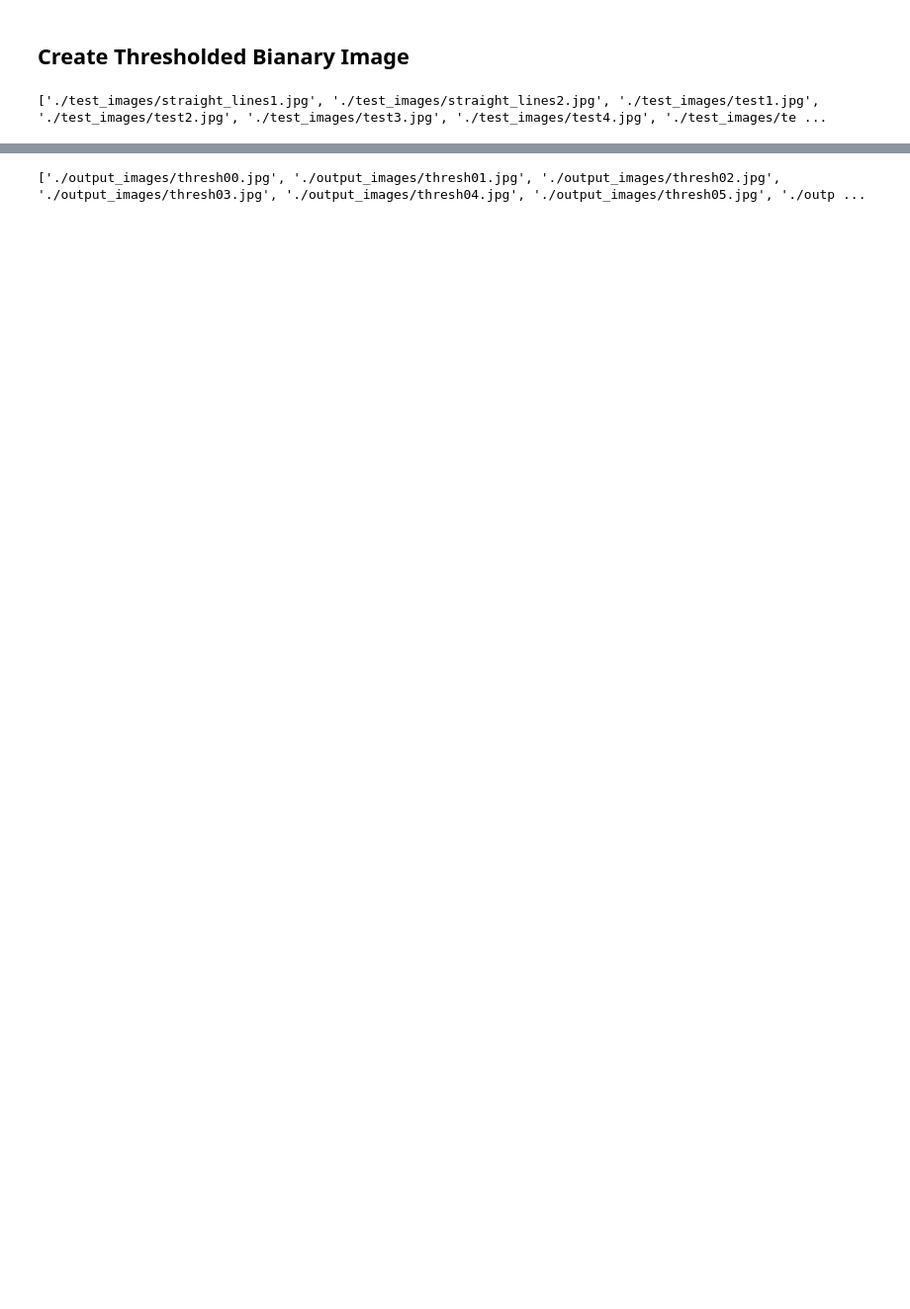
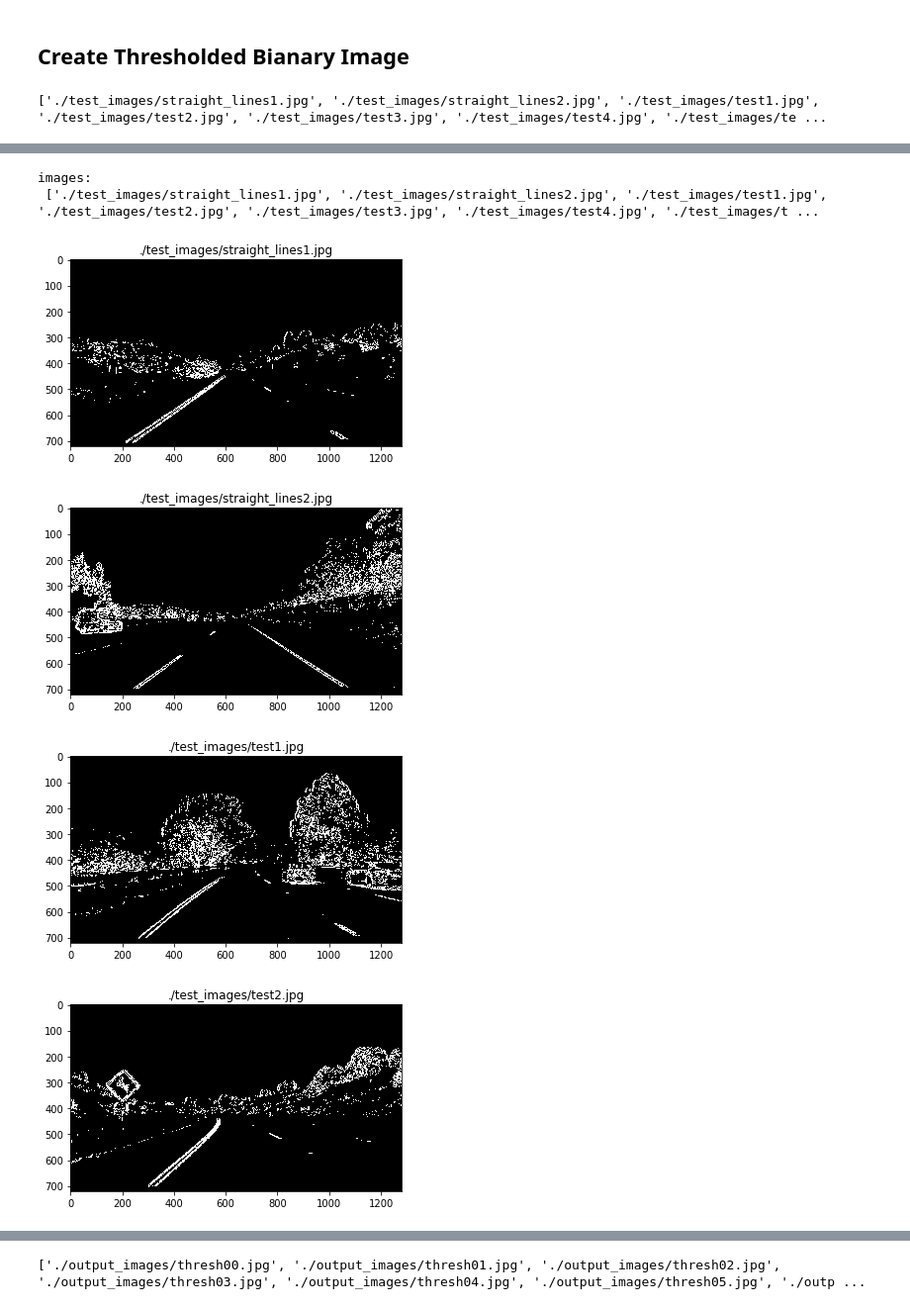
Before and after one commit to waterwheel31/SD_advanced_lane_finding, a Jupyter notebook: Advanced_Lane_Line_Detection.ipynb, the cells around one changed output, grey strips where cells are left out. Shown at 99% size. Saved outputs shown, nothing was run; the diff lists cells and outputs as text; code cells hidden in the pictures; blank space fills up the shorter version.

```diff
--- a/Advanced_Lane_Line_Detection.ipynb
+++ b/Advanced_Lane_Line_Detection.ipynb
@@ -210,20 +159,17 @@ def mag_thresh(img, sobel_kernel=3, mag_thresh=(0, 255)):
 
     return binary_output
 # %%
-print('images:\n', images)
+def combined(img):
 
-#plt.figure(figsize=(20, 100))
-ksize = 5
+    img = cv2.undistort(img, mtx, dist, None, mtx)
+    hls = cv2.cvtColor(img, cv2.COLOR_RGB2HLS)
 
-for i, fname in enumerate(images):
-    img = cv2.imread(fname)
-
-    #img = cv2.cvtColor(img, cv2.COLOR_RGB2GRAY)
-
-    hls = cv2.cvtColor(img, cv2.COLOR_RGB2HLS)
     H = hls[:,:,0]
     L = hls[:,:,1]
     S = hls[:,:,2]
+
+    thresh = (50, 255)
+    binary = np.zeros_like(S)
 
     thresh = (50, 255)
     binary = np.zeros_like(S)
@@ -231,10 +177,10 @@ for i, fname in enumerate(images):
 
     img = S
 
-    gradx = abs_sobel_thresh(img, orient='x', sobel_kernel=ksize, thresh=(50, 255))
+    gradx = abs_sobel_thresh(img, orient='x', sobel_kernel=ksize, thresh=(15, 255))
     grady = abs_sobel_thresh(img, orient='y', sobel_kernel=ksize, thresh=(0, 255))
-    mag_binary = mag_thresh(img, sobel_kernel=ksize, mag_thresh=(50, 255))
-    dir_binary = dir_thresh(img, kernel_size=ksize, thresh=(0.2, 1.3))
+    mag_binary = mag_thresh(img, sobel_kernel=ksize, mag_thresh=(100, 255))
+    dir_binary = dir_thresh(img, kernel_size=ksize, thresh=(1., np.pi/2 ))
 
     combined = np.zeros_like(dir_binary)
     combined[((gradx == 1) & (grady == 1)) | ((mag_binary == 1) & (dir_binary == 1))] = 1
@@ -242,12 +188,9 @@ for i, fname in enumerate(images):
     img = combined.copy()
     img = cv2.convertScaleAbs(img, alpha=(255.0))
 
-    cv2.imwrite('./output_images/thresh{:02d}.jpg'.format(i), img )
-    plt.figure()
-    fig = plt.imshow(img, cmap = "gray")
     #fig.axes.get_xaxis().set_visible(False)
     #fig.axes.get_yaxis().set_visible(False)
 
-
+    return img
 
     #plt.savefig('./output_images/thresh{:02d}.jpg'.format(i))
@@ -264,0 +197,22 @@ images:
+# %%
+print('images:\n', images)
+
+#plt.figure(figsize=(20, 100))
+ksize = 3
+
+for i, fname in enumerate(images):
+    img = cv2.imread(fname)
+
+    img = combined(img)
+
+    cv2.imwrite('./output_images/thresh{:02d}.jpg'.format(i), img )
+    plt.figure()
+    plt.title(fname)
+    fig = plt.imshow(img, cmap = "gray")
+# %% [output]
+images:
+ ['./test_images/straight_lines1.jpg', './test_images/straight_lines2.jpg', './test_images/test1.jpg', './test_images/test2.jpg', './test_images/test3.jpg', './test_images/test4.jpg', './test_images/t ...
+[figure, added]
+[figure, added]
+[figure, added]
+[figure, added]
```
Also changed, not shown: parts of 33 cells of this notebook, 43 other files.
